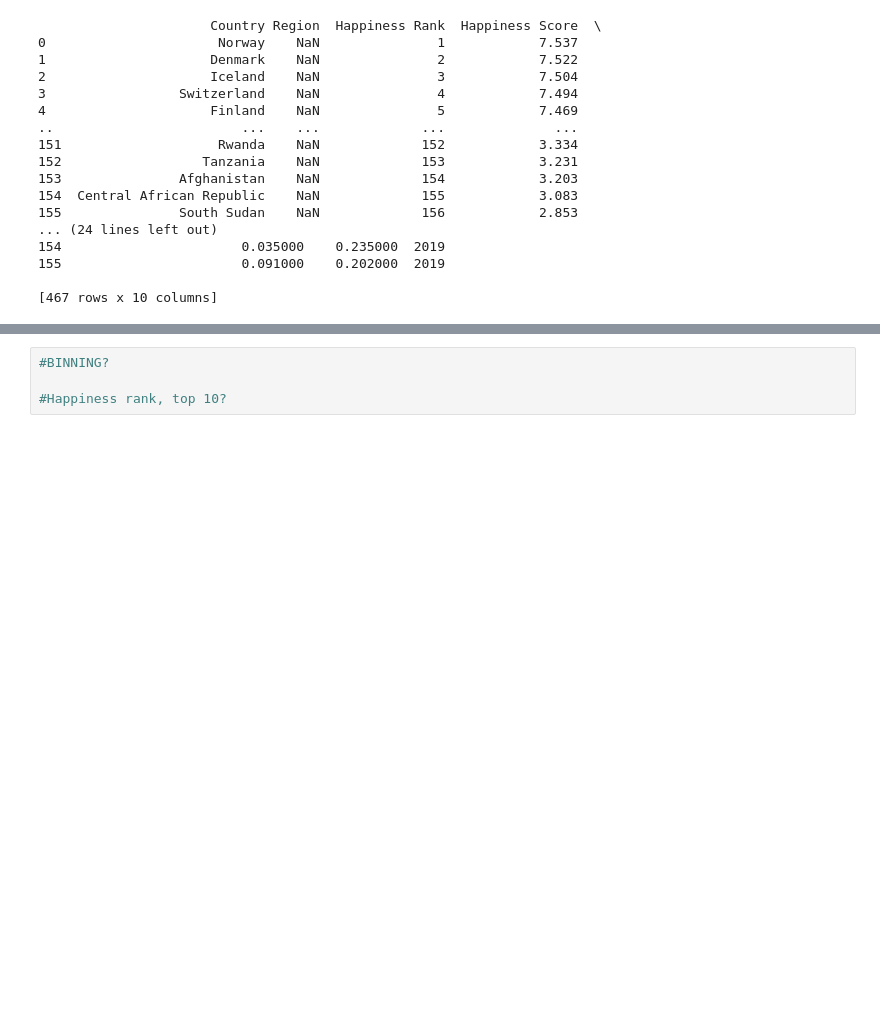
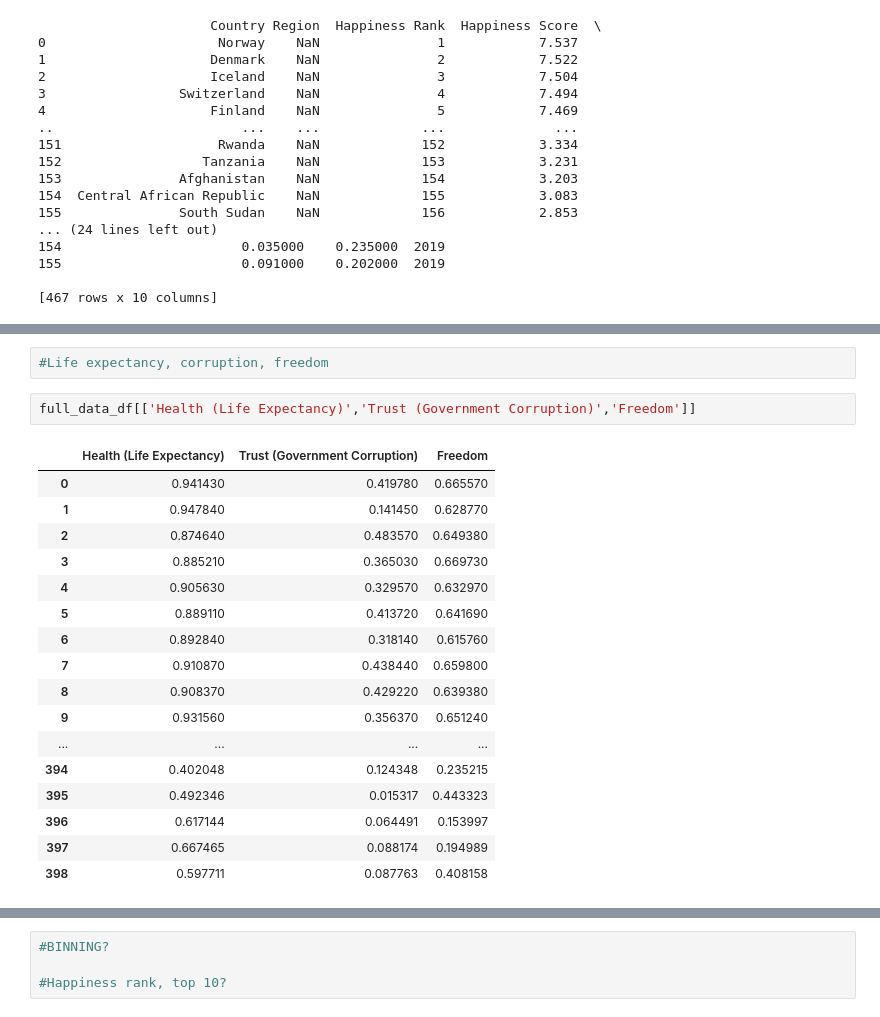
Before and after one commit to schwamb/project_1, a Jupyter notebook: susan_jn.ipynb, the cells around one changed output, grey strips where cells are left out. Drawn from its saved outputs; the diff is of its cells as text; blank space fills up the shorter version.

```diff
--- a/susan_jn.ipynb
+++ b/susan_jn.ipynb
@@ -180,0 +284,22 @@ full_data_df
+# %%
+#Life expectancy, corruption, freedom
+# %%
+full_data_df[['Health (Life Expectancy)','Trust (Government Corruption)','Freedom']]
+# %% [output]
+|  | Health (Life Expectancy) | Trust (Government Corruption) | Freedom |
+| 0 | 0.941430 | 0.419780 | 0.665570 |
+| 1 | 0.947840 | 0.141450 | 0.628770 |
+| 2 | 0.874640 | 0.483570 | 0.649380 |
+| 3 | 0.885210 | 0.365030 | 0.669730 |
+| 4 | 0.905630 | 0.329570 | 0.632970 |
+| 5 | 0.889110 | 0.413720 | 0.641690 |
+| 6 | 0.892840 | 0.318140 | 0.615760 |
+| 7 | 0.910870 | 0.438440 | 0.659800 |
+| 8 | 0.908370 | 0.429220 | 0.639380 |
+| 9 | 0.931560 | 0.356370 | 0.651240 |
+| ... | ... | ... | ... |
+| 394 | 0.402048 | 0.124348 | 0.235215 |
+| 395 | 0.492346 | 0.015317 | 0.443323 |
+| 396 | 0.617144 | 0.064491 | 0.153997 |
+| 397 | 0.667465 | 0.088174 | 0.194989 |
+| 398 | 0.597711 | 0.087763 | 0.408158 |
```
Also changed, not shown: parts of 14 cells of this notebook.
